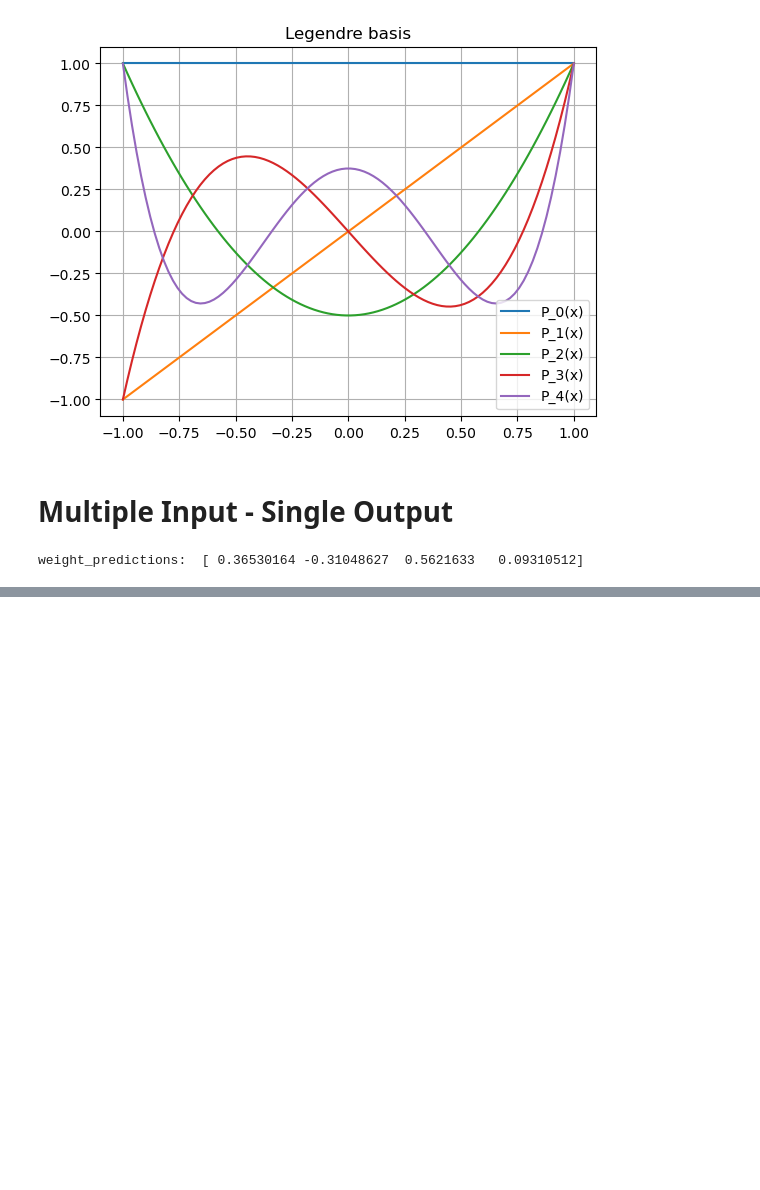
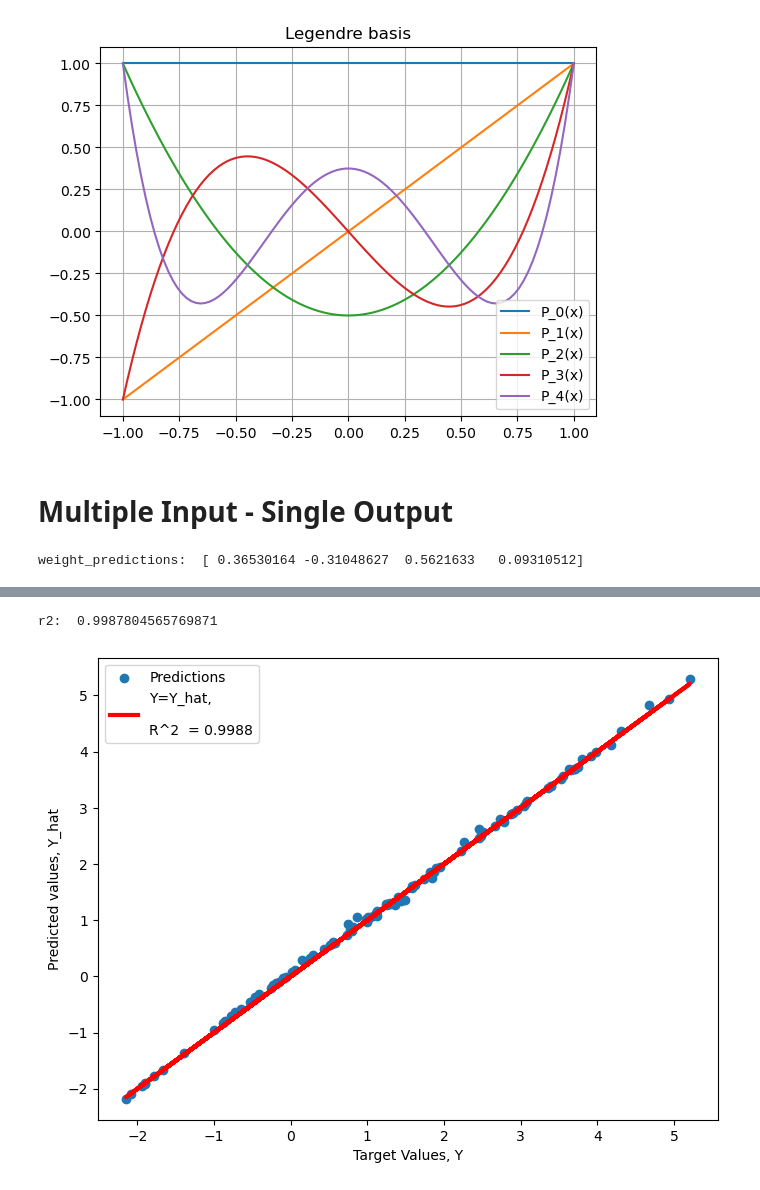
Before and after one commit to fsaudm/Recursive-Estimation-of-Polynomial-Approximation-Kaczmarz-Algorithm, a Jupyter notebook: Multi Input Legendre - Kaczmarz Coeff Estimation.ipynb, the cells around one changed output, grey strips where cells are left out. Cells and saved outputs as stored; diff of their text form; code cells hidden in the pictures; blank space fills up the shorter version.

```diff
--- a/Multi Input Legendre - Kaczmarz Coeff Estimation.ipynb
+++ b/Multi Input Legendre - Kaczmarz Coeff Estimation.ipynb
@@ -281,0 +333,24 @@ plt.show()
+# %%
+def online_kaczmarz_legendre_multiple(x_initial, target_values, polynomial_order, weights=None):
+
+    design_matrix = generate_multi_legendre_design_matrix(x_initial, polynomial_order)
+
+    if weights is None:
+        # initialize the weights to be the number of columns in the design matrix
+        weight_predictions = np.random.rand(design_matrix.shape[1])
+    else:
+        weight_predictions = weights
+
+    beta_parameter = 0
+
+    for i in range (design_matrix.shape[0]):
+        a = design_matrix[i, :]
+        weight_predictions = weight_predictions + ((target_values[i] - np.dot(a, weight_predictions)) / np.linalg.norm(a)**2) * a.T
+
+        # This is for beta
+        # Note: you may want to uncomment this if you want to compute beta_parameter
+        # residual_errors = target_values - design_matrix @ weight_predictions
+        # sse = residual_errors.T @ residual_errors
+        # beta_parameter = sse / ( - polynomial_order)
+
+    return weight_predictions, beta_parameter
@@ -281,0 +475,14 @@ plt.show()
+# %%
+# Plot the accuracy
+plt.figure(figsize=(8, 6))
+r2 = r2_score(target_values, y_hat)
+print('r2: ', r2)
+plt.scatter(target_values, y_hat, label='Predictions')
+plt.plot(target_values, target_values, color='red', linewidth = 3, label=f'Y=Y_hat, \n\nR^2  = {r2:.4f}')
+plt.xlabel('Target Values, Y')
+plt.ylabel('Predicted values, Y_hat')
+plt.legend()
+plt.show()
+# %% [output]
+r2:  0.9987804565769871
+[figure, added]
```
Also changed, not shown: parts of 8 cells of this notebook.
